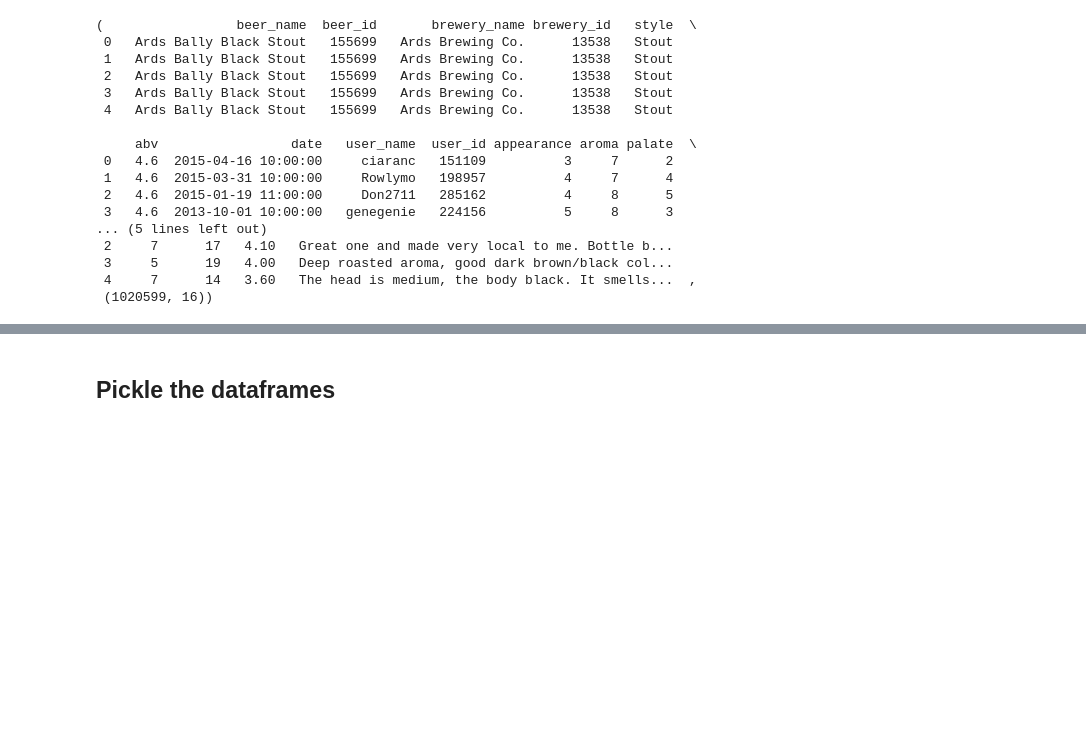
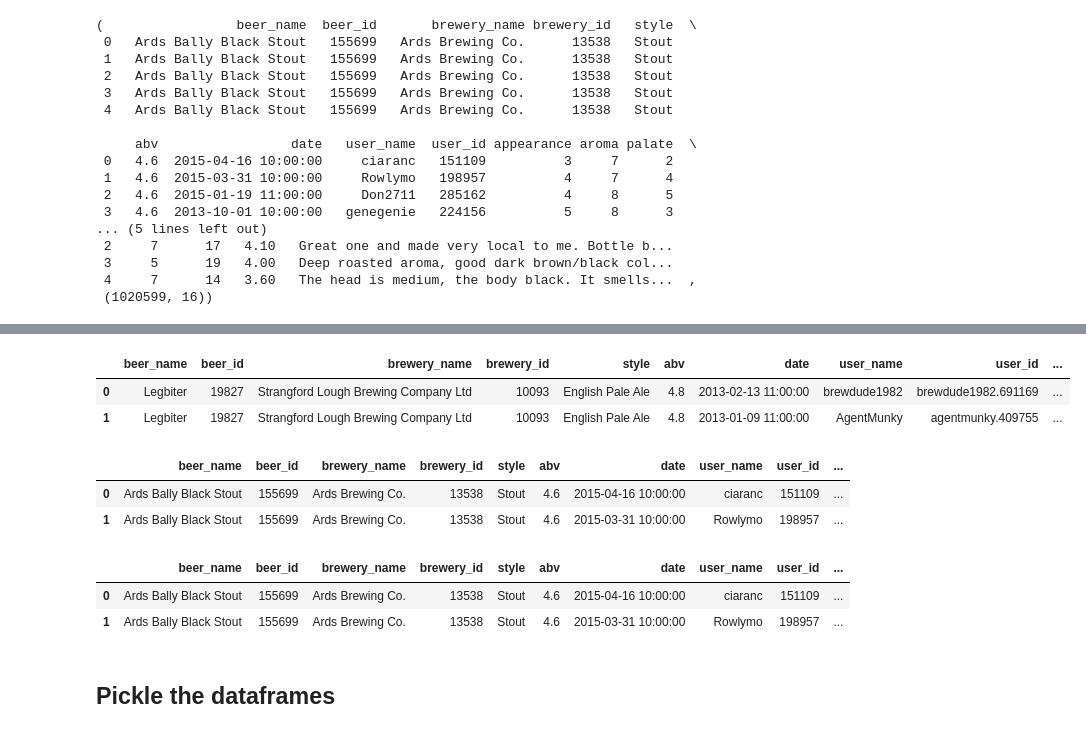
Before and after one commit to epfl-ada/ada-2023-project-adarescueteam, a Jupyter notebook: code/EDA_P1.ipynb, the cells around one changed output, grey strips where cells are left out. Saved outputs shown, nothing was run; the diff lists cells and outputs as text; code cells hidden in the pictures; blank space fills up the shorter version.

```diff
--- a/code/EDA_P1.ipynb
+++ b/code/EDA_P1.ipynb
@@ -572,0 +717,8 @@ MB_ratings_with_text_rb.head(), MB_ratings_with_text_rb.shape
+# %%
+# read back in the ratings csv file
+MB_ratings_with_text_ba = pd.read_csv(os.path.join(DATA_MatchedBeers, "MB_ratings_with_text_ba.csv"), header=0)
+MB_ratings_with_text_ba.head(2)
+# %% [output]
+|  | beer_name | beer_id | brewery_name | brewery_id | style | abv | date | user_name | user_id | ... |
+| 0 | Legbiter | 19827 | Strangford Lough Brewing Company Ltd | 10093 | English Pale Ale | 4.8 | 2013-02-13 11:00:00 | brewdude1982 | brewdude1982.691169 | ... |
+| 1 | Legbiter | 19827 | Strangford Lough Brewing Company Ltd | 10093 | English Pale Ale | 4.8 | 2013-01-09 11:00:00 | AgentMunky | agentmunky.409755 | ... |
@@ -573,3 +731,19 @@ MB_ratings_with_text_rb.head(), MB_ratings_with_text_rb.shape
+# %%
+# read back in the ratings csv file
+MB_ratings_rb = pd.read_csv(os.path.join(DATA_MatchedBeers, "MB_ratings_rb.csv"), header=0)
+MB_ratings_rb.head(2)
+# %% [output]
+|  | beer_name | beer_id | brewery_name | brewery_id | style | abv | date | user_name | user_id | ... |
+| 0 | Ards Bally Black Stout | 155699 | Ards Brewing Co. | 13538 | Stout | 4.6 | 2015-04-16 10:00:00 | ciaranc | 151109 | ... |
+| 1 | Ards Bally Black Stout | 155699 | Ards Brewing Co. | 13538 | Stout | 4.6 | 2015-03-31 10:00:00 | Rowlymo | 198957 | ... |
+# %%
+# read back in the ratings csv file
+MB_ratings_with_text_rb = pd.read_csv(os.path.join(DATA_MatchedBeers, "MB_ratings_with_text_rb.csv"), header=0)
+MB_ratings_with_text_rb.head(2)
+# %% [output]
+|  | beer_name | beer_id | brewery_name | brewery_id | style | abv | date | user_name | user_id | ... |
+| 0 | Ards Bally Black Stout | 155699 | Ards Brewing Co. | 13538 | Stout | 4.6 | 2015-04-16 10:00:00 | ciaranc | 151109 | ... |
+| 1 | Ards Bally Black Stout | 155699 | Ards Brewing Co. | 13538 | Stout | 4.6 | 2015-03-31 10:00:00 | Rowlymo | 198957 | ... |
 # %% [markdown]
 ## Pickle the dataframes
 # %%
```
Also changed, not shown: parts of 20 cells of this notebook.
